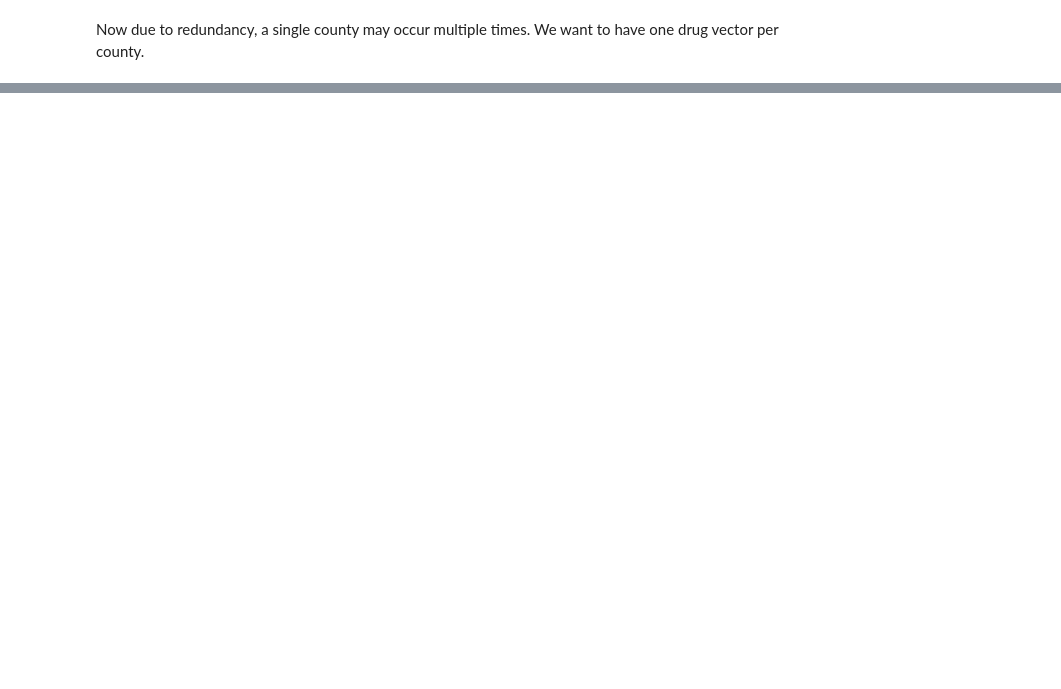
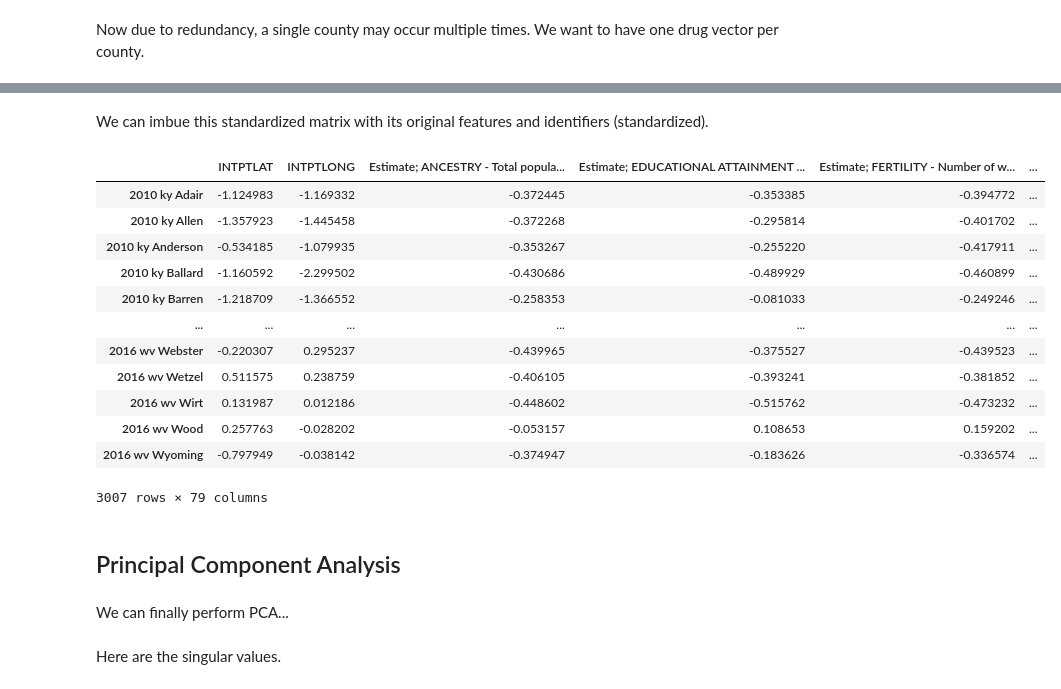
Before and after one commit to kper220/21-MTH600-Final, a Jupyter notebook: opioid crisis analysis.ipynb, the cells around one changed output, grey strips where cells are left out. Drawn from its saved outputs; the diff is of its cells as text; code cells hidden in the pictures; blank space fills up the shorter version.

```diff
--- a/opioid crisis analysis.ipynb
+++ b/opioid crisis analysis.ipynb
@@ -173,0 +454,3 @@ np.savetxt("please_dont_overwrite.csv", sample, delimiter=",")
+# %%
+sample_nz = sample_nz_col[keep_row_indices]
+sample_nz
@@ -173,0 +473,4 @@ np.savetxt("please_dont_overwrite.csv", sample, delimiter=",")
+# %%
+from opioid_crisis_lib import identify_sample_points
+sample_point_id = identify_sample_points(keep_row_indices, ddf_yyyy)
+sample_point_id
@@ -173,0 +491,3 @@ np.savetxt("please_dont_overwrite.csv", sample, delimiter=",")
+# %%
+sample_point_id_join = np.array([' '.join(sample_point_id[i]) for i in range(len(sample_point_id))])
+sample_point_id_join
@@ -173,0 +501,4 @@ np.savetxt("please_dont_overwrite.csv", sample, delimiter=",")
+# %%
+from opioid_crisis_lib import standardize
+sample_standardized = standardize(sample_nz)
+sample_standardized
@@ -173,0 +519,24 @@ np.savetxt("please_dont_overwrite.csv", sample, delimiter=",")
+# %% [markdown]
+We can imbue this standardized matrix with its original features and identifiers (standardized).
+# %%
+df_standardized = pd.DataFrame(sample_standardized, index=sample_point_id_join,
+                              columns=nonzero_features)
+df_standardized
+# %% [output]
+|  | INTPTLAT | INTPTLONG | Estimate; ANCESTRY - Total popula... | Estimate; EDUCATIONAL ATTAINMENT ... | Estimate; FERTILITY - Number of w... | ... |
+| 2010 ky Adair | -1.124983 | -1.169332 | -0.372445 | -0.353385 | -0.394772 | ... |
+| 2010 ky Allen | -1.357923 | -1.445458 | -0.372268 | -0.295814 | -0.401702 | ... |
+| 2010 ky Anderson | -0.534185 | -1.079935 | -0.353267 | -0.255220 | -0.417911 | ... |
+| 2010 ky Ballard | -1.160592 | -2.299502 | -0.430686 | -0.489929 | -0.460899 | ... |
+| 2010 ky Barren | -1.218709 | -1.366552 | -0.258353 | -0.081033 | -0.249246 | ... |
+| ... | ... | ... | ... | ... | ... | ... |
+| 2016 wv Webster | -0.220307 | 0.295237 | -0.439965 | -0.375527 | -0.439523 | ... |
+| 2016 wv Wetzel | 0.511575 | 0.238759 | -0.406105 | -0.393241 | -0.381852 | ... |
+| 2016 wv Wirt | 0.131987 | 0.012186 | -0.448602 | -0.515762 | -0.473232 | ... |
+| 2016 wv Wood | 0.257763 | -0.028202 | -0.053157 | 0.108653 | 0.159202 | ... |
+| 2016 wv Wyoming | -0.797949 | -0.038142 | -0.374947 | -0.183626 | -0.336574 | ... |
+3007 rows × 79 columns
+# %% [markdown]
+## Principal Component Analysis
+# %% [markdown]
+We can finally perform PCA...
@@ -173,0 +545,2 @@ np.savetxt("please_dont_overwrite.csv", sample, delimiter=",")
+# %% [markdown]
+Here are the singular values.
```
Also changed, not shown: parts of 46 cells of this notebook, 1 other file.
